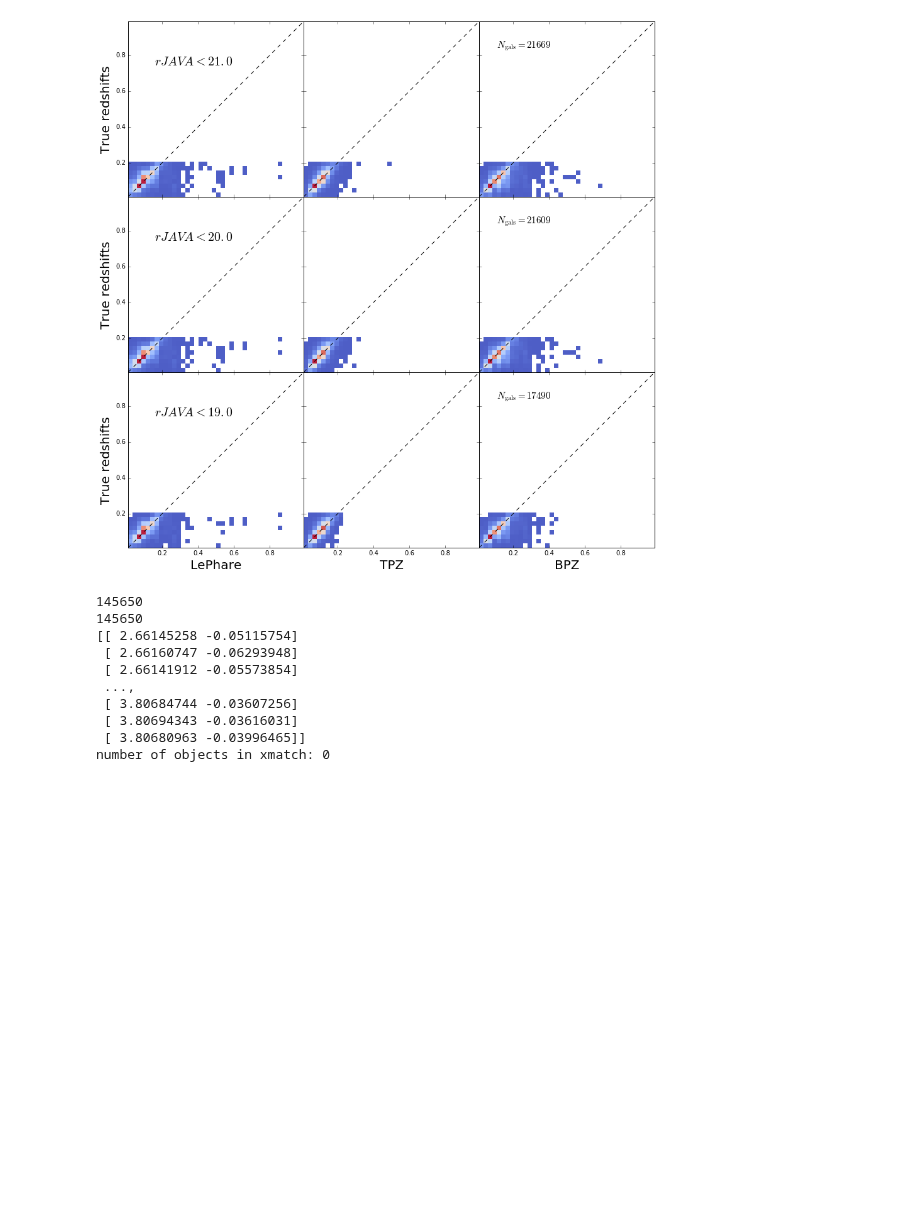
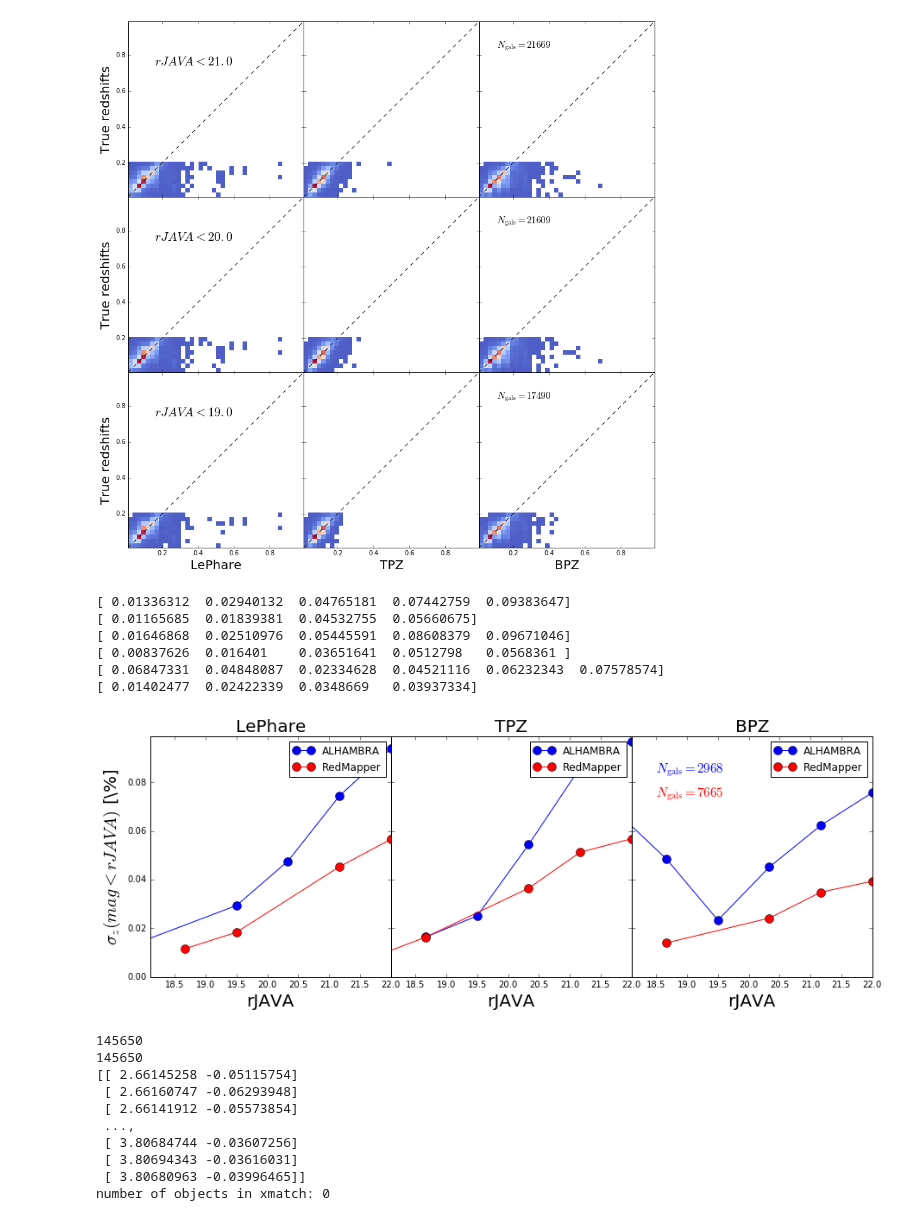
Before and after one commit to aaorsi/ELG_analysis, a Jupyter notebook: photoz_redmapper.ipynb, the cells around one changed output. Drawn from its saved outputs; the diff is of its cells as text; code cells hidden in the pictures; blank space fills up the shorter version.

```diff
--- a/photoz_redmapper.ipynb
+++ b/photoz_redmapper.ipynb
@@ -330,6 +267,78 @@ jp_yang['zphoto'] = z_y[ind[mask]]
 fig = validate_photoz(jp_yang)
 # %% [output]
 [figure]
+# %%
+def mag_sigma(gal, photoz, label=None, zspeckey='zphoto', color='red',fontsize=15,mlim=[18,21]):
+    mag_limit = np.linspace(mlim[0],mlim[1],7)
+    sigma = []
+    delta_z  = (gal[zspeckey] - photoz)/(1 + gal[zspeckey])
+    for mlim in mag_limit:
+
+        hist, bins = np.histogram(delta_z[gal['rJAVA'][:,0] < mlim], bins=np.linspace(-0.2, 0.2, 40))
+        bin_centres = (bins[:-1] + bins[1:])/2
+        if len(np.where(gal['rJAVA'][:,0] < mlim)[0]) < 3:
+            sigma.append(np.nan)
+        else:
+            xx_fit, yy_fit, coeff, outl_frac = jplus.plotting.compute_sigma(bin_centres, hist, delta_z[gal['rJAVA'][:,0] < mlim])
+            sigma.append(coeff[2])
+
+    gs = np.asarray(sigma) < 0.1
+    plt.plot(mag_limit[gs], np.asarray(sigma)[gs], '-o', label=label, color=color,markersize=10)
+    plt.xlim([16.5, 22])
+    plt.ylim([0.0, 0.07])
+    plt.ylabel("$\sigma_z( mag < rJAVA)$ [\%]",fontsize=fontsize)
+    plt.xlabel("rJAVA [mag]")
+    print np.asarray(sigma)[gs]
+    plt.legend()
+
+
+xr = [18.1,22]
+yr = [0.,0.099]
+
+pz_list = ['photoz_leph', 'photoz_tpz', 'photoz_bpz']
+leg_list = ['LePhare', 'TPZ','BPZ']
+rlim = [22]
+
+
+for j in range(1):
+    sel_alh = jp_alh['rJAVA'][:,0] < rlim[j]
+    sel_rm = jrm['rJAVA'][:,0] < rlim[j]
+    sel_y = jp_yang['rJAVA'][:,0] < rlim[j]
+
+    for i in range(3):
+        ax = plt.subplot(gs[j,i])
+        jp_sel = jplus.tools.select_object(jp_alh, sel_alh)
+        jp_rm  = jplus.tools.select_object(jrm, sel_rm)
+        jp_y   = jplus.tools.select_object(jp_yang, sel_y)
+
+        mag_sigma(jp_sel, jp_sel[pz_list[i]], zspeckey='zphoto',label='ALHAMBRA', color='blue',mlim=[17.,rlim[j]],fontsize=20)
+        mag_sigma(jp_rm, jp_rm[pz_list[i]], zspeckey='z_redmapper',label='RedMapper', color='red',mlim=[17.,rlim[j]],fontsize=20)
+        #mag_sigma(jp_y, jp_y[pz_list[i]], zspeckey='zphoto',label='Yang groups', color='green',mlim=[15.,rlim[j]],fontsize=20)
+
+        ax.set_xlim(xr)
+        ax.set_ylim(yr)
+        ax.set_xlabel('rJAVA',fontsize=20)
+
+        if j == 0:
+            ax.set_title(leg_list[i],fontsize=20)
+        if i > 0:
+            ax.set_yticklabels([])
+            ax.set_ylabel('')
+
+        if i == 2:
+            ax.text(0.1,0.85,r'$N_{\rm gals}=%ld$'% len(jp_sel['zphoto']), fontsize=15,transform=ax.transAxes,color='blue')
+            ax.text(0.1,0.75,r'$N_{\rm gals}=%ld$'% len(jp_rm['z_redmapper']), fontsize=15,transform=ax.transAxes,color='red')
+            #ax.text(0.1,0.65,r'$N_{\rm gals}=%ld$'% len(jp_yang['zphoto']), fontsize=15,transform=ax.transAxes,color='green')
+
+plt.show()
+# %% [output]
+[ 0.01336312  0.02940132  0.04765181  0.07442759  0.09383647]
+[ 0.01165685  0.01839381  0.04532755  0.05660675]
+[ 0.01646868  0.02510976  0.05445591  0.08608379  0.09671046]
+[ 0.00837626  0.016401    0.03651641  0.0512798   0.0568361 ]
+[ 0.06847331  0.04848087  0.02334628  0.04521116  0.06232343  0.07578574]
+[ 0.01402477  0.02422339  0.0348669   0.03937334]
+[figure, added]
 # %%
 # 2DFGRS catalogue
 import numpy as np
```
Also changed, not shown: parts of 6 cells of this notebook, 1 other file.
